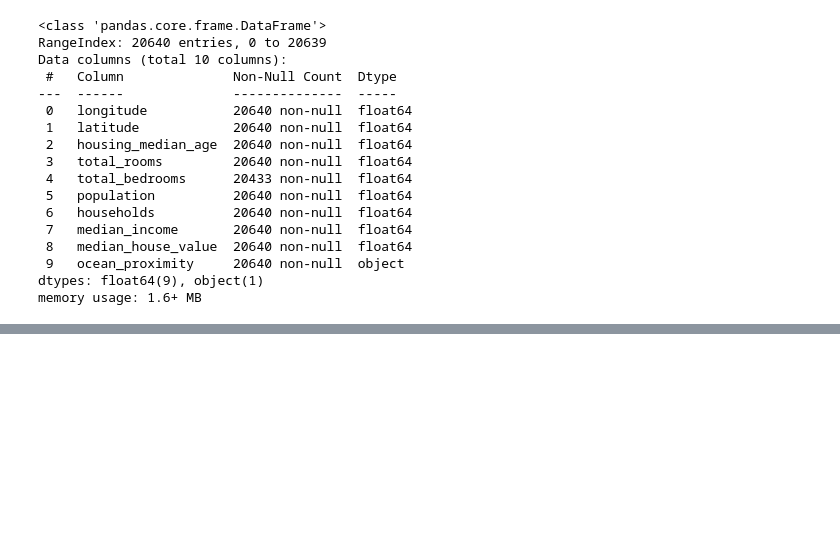
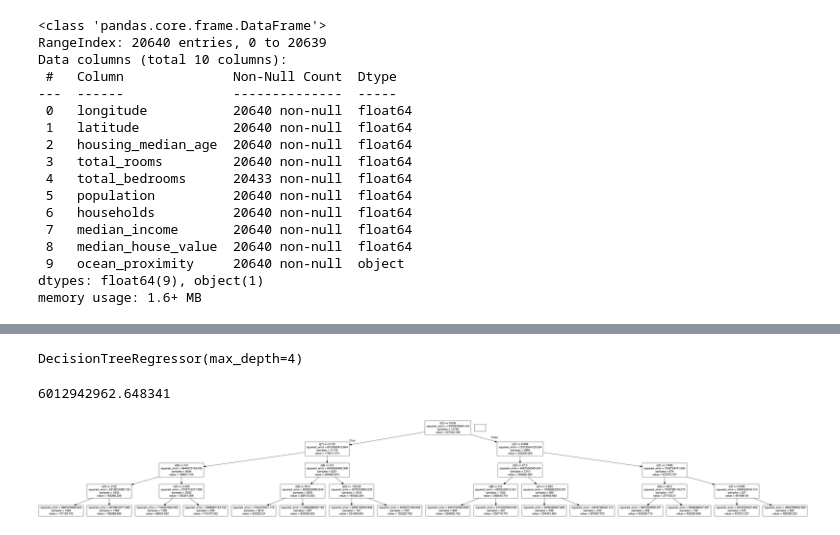
Before and after one commit to yashpatel18/LinearRegression, a Jupyter notebook: Housing.ipynb, the cells around one changed output, grey strips where cells are left out. Saved outputs shown, nothing was run; the diff lists cells and outputs as text; code cells hidden in the pictures; blank space fills up the shorter version.

```diff
--- a/Housing.ipynb
+++ b/Housing.ipynb
@@ -70,0 +288,2 @@ housing_data.describe()
+# %%
+lr.fit(X_train, y_train)
@@ -70,0 +311,6 @@ housing_data.describe()
+# %%
+regTree = tree.DecisionTreeRegressor(max_depth=4)
+# %%
+regTree.fit(X_train, y_train)
+# %% [output]
+DecisionTreeRegressor(max_depth=4)
@@ -70,0 +321,6 @@ housing_data.describe()
+# %%
+mse
+# %% [output]
+6012942962.648341
+# %%
+dot_data = tree.export_graphviz(regTree, out_file=None)
@@ -70,0 +331,5 @@ housing_data.describe()
+# %%
+graph = pydotplus.graph_from_dot_data(dot_data)
+Image(graph.create_png())
+# %% [output]
+[figure, added]
```
Also changed, not shown: parts of 51 cells of this notebook.
